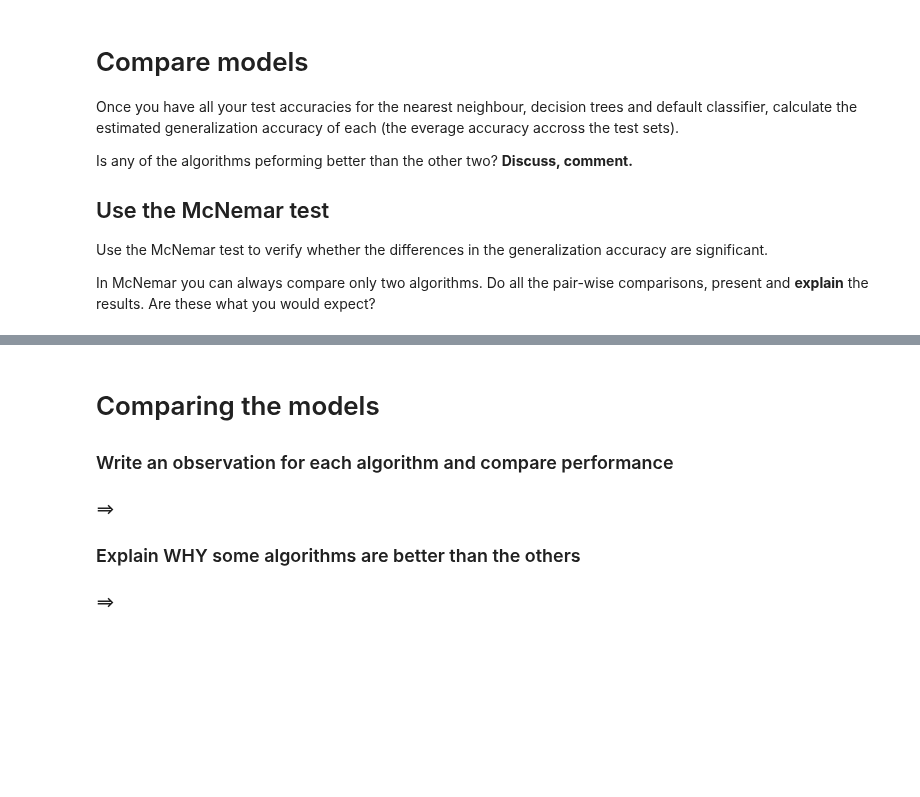
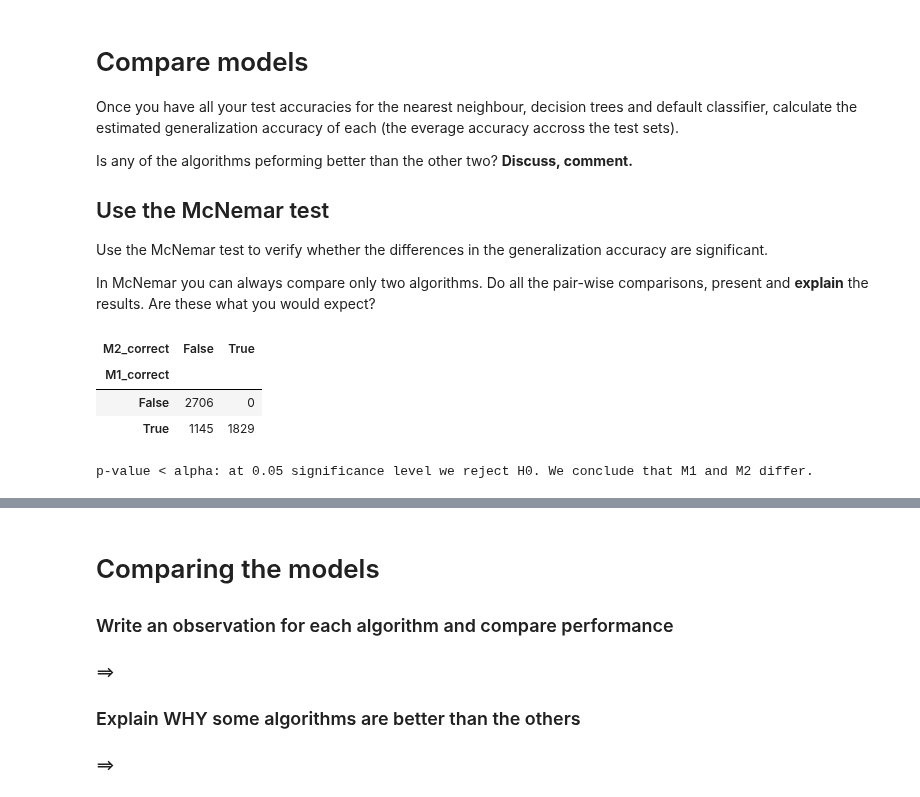
Before and after one commit to abousedas/datamining-tp02, a Jupyter notebook: TP2 - 01 Description.ipynb, the cells around one changed output, grey strips where cells are left out. Drawn from its saved outputs; the diff is of its cells as text; code cells hidden in the pictures; blank space fills up the shorter version.

Commit message:
Fix McNemar data series problem

```diff
--- a/TP2 - 01 Description.ipynb
+++ b/TP2 - 01 Description.ipynb
@@ -525,4 +564,4 @@ dc_me = ModelEvaluator(
 )
 
 dc_me.run()
-dc_pred_test, dc_out_test = dc_mef.get_test_data()
+dc_pred_test, dc_out_test = dc_me.get_test_data()
@@ -558,13 +604,18 @@ def mc_nemar_test(m1, m2, alpha=0.05):
     else:
         print('p-value >= alpha: at {} significance level we cannot reject H0. We cannot say that M1 and M2 differ.'.format(alpha))
 # %%
-# Default classifier vs KNN
+# Default Classifier vs KNN
 
-m1 = np.logical_and(dc_pred_test, dc_out_test)
-m2 = np.logical_and(knn_pred_test, knn_out_test)
-pd.concat([m1, m2], axis=1)
+m1 = pd.Series(np.logical_and(dc_pred_test, dc_out_test), name='M1_correct')
+m2 = pd.Series(np.logical_and(knn_pred_test, knn_out_test), name='M2_correct')
 
 mc_nemar_test(m1, m2)
+# %% [output]
+| M2_correct | False | True |
+| M1_correct |  |  |
+| False | 2706 | 0 |
+| True | 1145 | 1829 |
+p-value < alpha: at 0.05 significance level we reject H0. We conclude that M1 and M2 differ.
 # %%
 # Default Classifier vs Descision Tree
 
```
Also changed, not shown: parts of 7 cells of this notebook.
